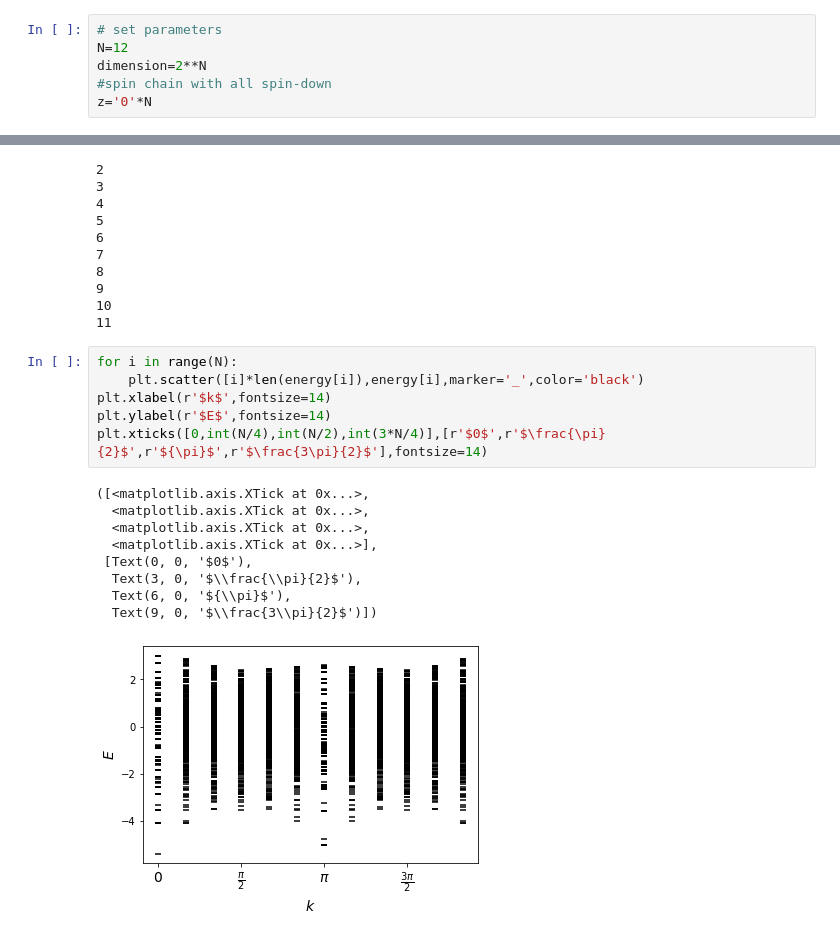
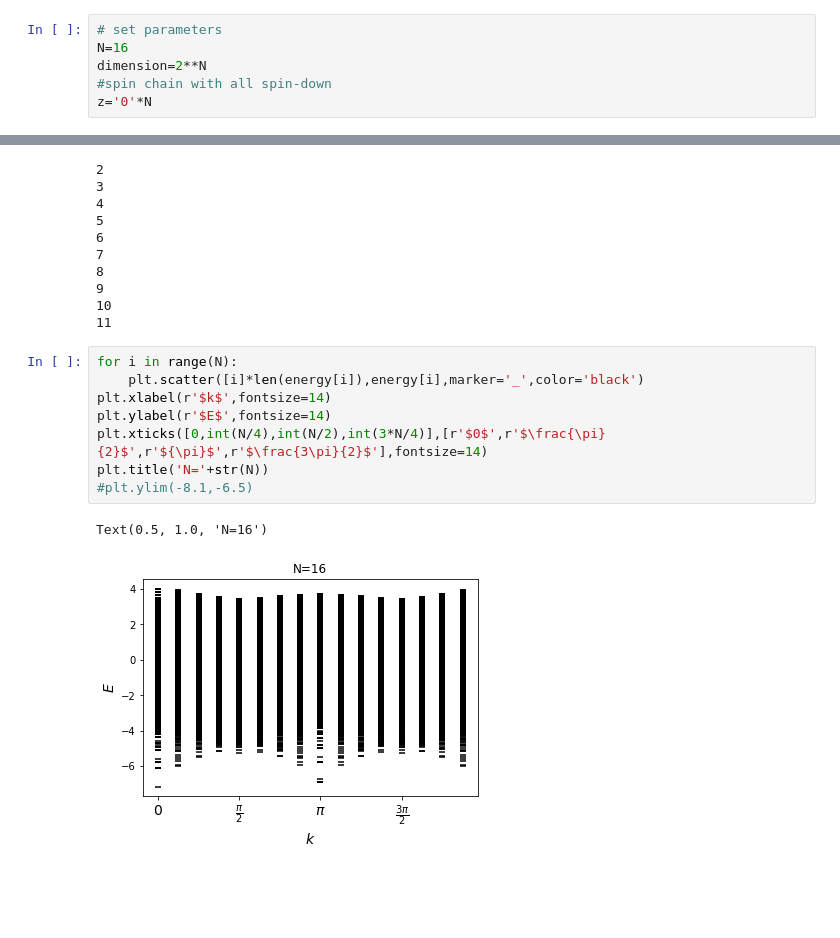
Before and after one commit to hylu666/hku-physics4150, a Jupyter notebook: ED/ED_Heisenberg_2_symmetries.ipynb, the cells around one changed output, grey strips where cells are left out. Drawn from its saved outputs; the diff is of its cells as text; blank space fills up the shorter version.

```diff
--- a/ED/ED_Heisenberg_2_symmetries.ipynb
+++ b/ED/ED_Heisenberg_2_symmetries.ipynb
@@ -16,7 +17,7 @@ import copy
     <br><br> So, the 1st step is to find the states with different values of $m_z$. Then construct each block-matrix and diagonalize individually.
 # %%
 # set parameters
-N=12
+N=16
 dimension=2**N
 #spin chain with all spin-down
 z='0'*N
@@ -180,16 +181,11 @@ for m in range(0,N): #k=m*2pi/N
 # %%
 for i in range(N):
     plt.scatter([i]*len(energy[i]),energy[i],marker='_',color='black')
 plt.xlabel(r'$k$',fontsize=14)
 plt.ylabel(r'$E$',fontsize=14)
 plt.xticks([0,int(N/4),int(N/2),int(3*N/4)],[r'$0$',r'$\frac{\pi}{2}$',r'${\pi}$',r'$\frac{3\pi}{2}$'],fontsize=14)
+plt.title('N='+str(N))
+#plt.ylim(-8.1,-6.5)
 # %% [output]
-([<matplotlib.axis.XTick at 0x...>,
-  <matplotlib.axis.XTick at 0x...>,
-  <matplotlib.axis.XTick at 0x...>,
-  <matplotlib.axis.XTick at 0x...>],
- [Text(0, 0, '$0$'),
-  Text(3, 0, '$\\frac{\\pi}{2}$'),
-  Text(6, 0, '${\\pi}$'),
-  Text(9, 0, '$\\frac{3\\pi}{2}$')])
+Text(0.5, 1.0, 'N=16')
-[figure, old version]
+[figure, new version]
```
Also changed, not shown: parts of 3 cells of this notebook, 3 other files.
